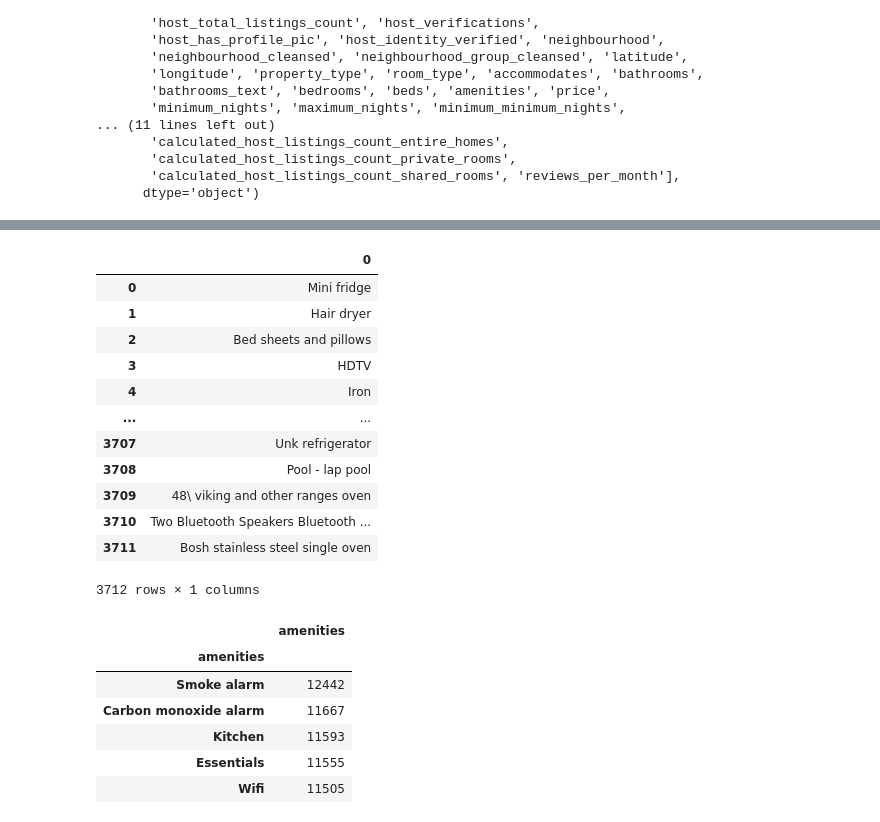
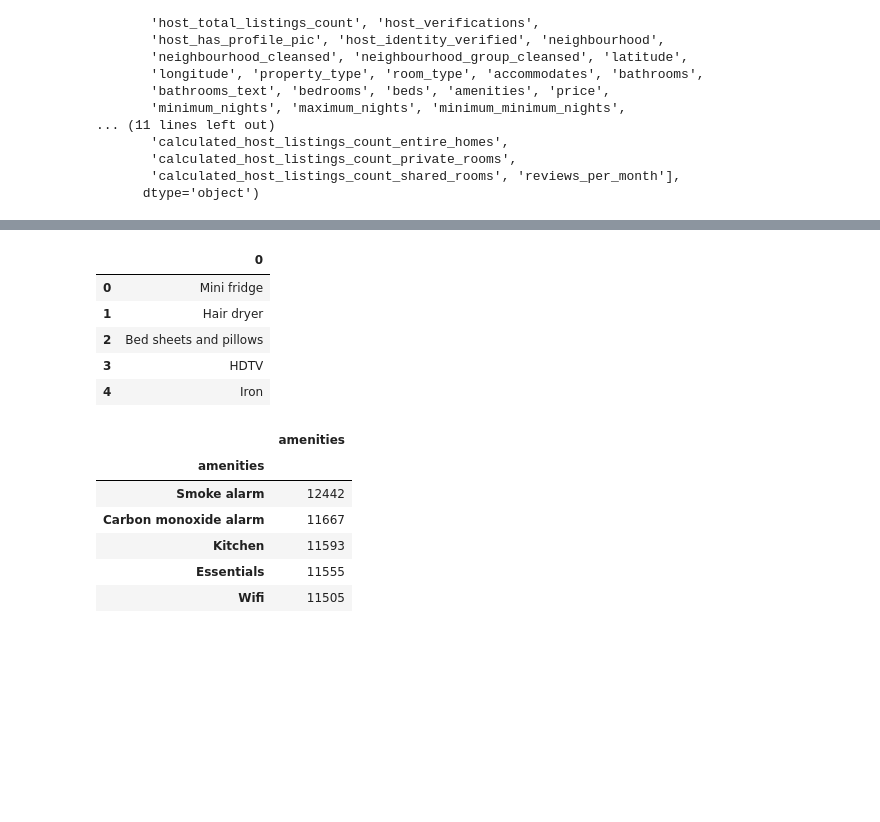
Before and after one commit to neginkanani/project_4, a Jupyter notebook: data_cleaning.ipynb, the cells around one changed output, grey strips where cells are left out. Drawn from its saved outputs; the diff is of its cells as text; code cells hidden in the pictures; blank space fills up the shorter version.

```diff
--- a/data_cleaning.ipynb
+++ b/data_cleaning.ipynb
@@ -127,21 +77,14 @@ amenities_list_all
 # %%
 #all uniques amenities in SD
 unique_amenities=pd.DataFrame(pd.DataFrame(amenities_list_all)[0].unique())
-unique_amenities
+unique_amenities.head()
 # %% [output]
 |  | 0 |
 | 0 | Mini fridge |
 | 1 | Hair dryer |
 | 2 | Bed sheets and pillows |
 | 3 | HDTV |
 | 4 | Iron |
-| ... | ... |
-| 3707 | Unk refrigerator |
-| 3708 | Pool - lap pool |
-| 3709 | 48\ viking and other ranges oven |
-| 3710 | Two Bluetooth Speakers Bluetooth ... |
-| 3711 | Bosh stainless steel single oven |
-3712 rows × 1 columns
 # %%
 #finding the top amenities
 amenities=pd.DataFrame(amenities_list_all).rename(columns={0:"amenities"})
```
Also changed, not shown: parts of 6 cells of this notebook.
